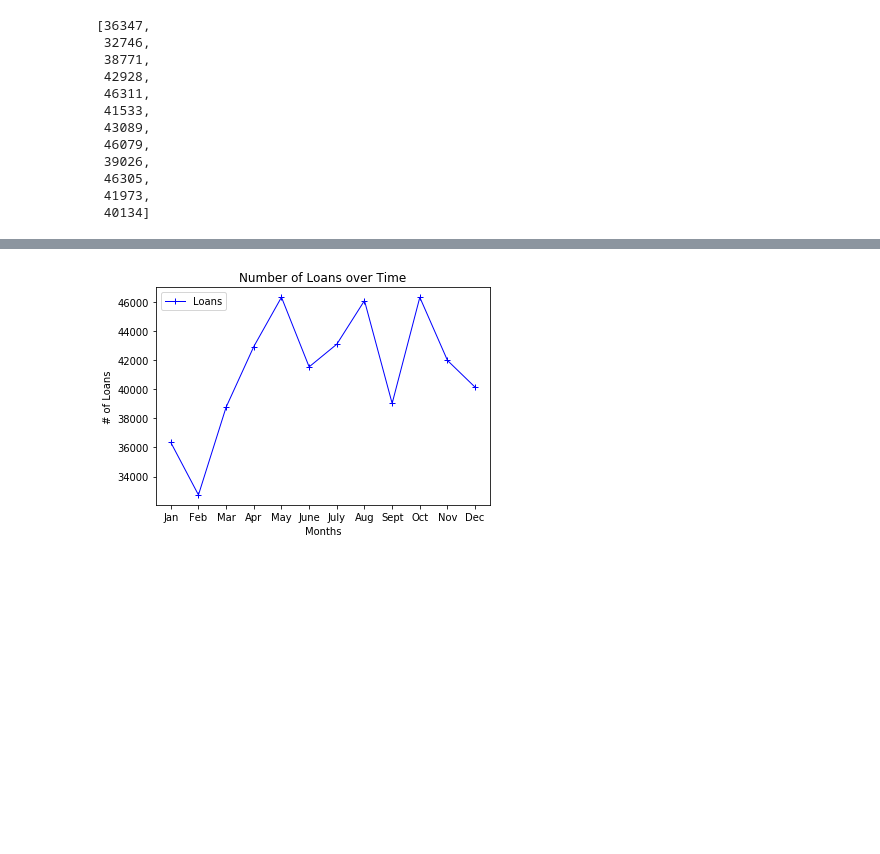
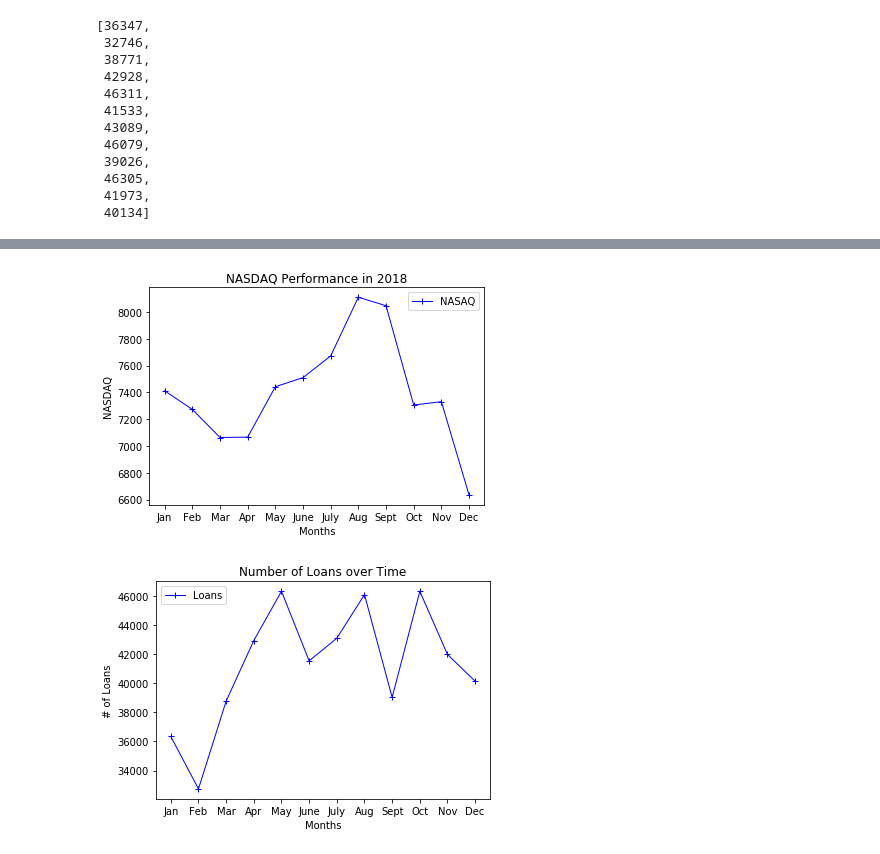
Before and after one commit to Ironbark427/Team-1, a Jupyter notebook: Project.ipynb, the cells around one changed output, grey strips where cells are left out. Cells and saved outputs as stored; diff of their text form; code cells hidden in the pictures; blank space fills up the shorter version.

Commit message:
Tifare Part

```diff
--- a/Project.ipynb
+++ b/Project.ipynb
@@ -74,3 +75,7 @@ mydf.loc[mydf['issue_d'].str[2:] == "Mar", ('month_num')] = (3)
 mydf.loc[mydf['issue_d'].str[2:] == "Feb", ('month_num')] = (2)
 mydf.loc[mydf['issue_d'].str[2:] == "Jan", ('month_num')] = (1)
 mydf.loc[mydf['issue_d'].str[2:] == "", ('month_num')] = (0)
+# %%
+#Readig in NASDAQ data
+nasdaq_df= pd.read_csv('T Part/IXIC.csv')
+nasdaq_df.head()
@@ -76,0 +89,16 @@ mydf.loc[mydf['issue_d'].str[2:] == "", ('month_num')] = (0)
+# %%
+#Assigning month numbers for merging for VIX data
+nasdaq_df["month_num"] = ""
+nasdaq_df.loc[nasdaq_df['Date'].str[2:] == "Dec", ('month_num')] = (12)
+nasdaq_df.loc[nasdaq_df['Date'].str[2:] == "Nov", ('month_num')] = (11)
+nasdaq_df.loc[nasdaq_df['Date'].str[2:] == "Oct", ('month_num')] = (10)
+nasdaq_df.loc[nasdaq_df['Date'].str[2:] == "Sep", ('month_num')] = (9)
+nasdaq_df.loc[nasdaq_df['Date'].str[2:] == "Aug", ('month_num')] = (8)
+nasdaq_df.loc[nasdaq_df['Date'].str[2:] == "Jul", ('month_num')] = (7)
+nasdaq_df.loc[nasdaq_df['Date'].str[2:] == "Jun", ('month_num')] = (6)
+nasdaq_df.loc[nasdaq_df['Date'].str[2:] == "May", ('month_num')] = (5)
+nasdaq_df.loc[nasdaq_df['Date'].str[2:] == "Apr", ('month_num')] = (4)
+nasdaq_df.loc[nasdaq_df['Date'].str[2:] == "Mar", ('month_num')] = (3)
+nasdaq_df.loc[nasdaq_df['Date'].str[2:] == "Feb", ('month_num')] = (2)
+nasdaq_df.loc[nasdaq_df['Date'].str[2:] == "Jan", ('month_num')] = (1)
+nasdaq_df.loc[nasdaq_df['Date'].str[2:] == "", ('month_num')] = (0)
@@ -218,3 +256,6 @@ Number_of_loans
  46305,
  41973,
  40134]
+# %%
+nasdaq_close = nasdaq_df['Adj Close']
+nasdaq_close
@@ -221,3 +276,13 @@ Number_of_loans
+# %%
+#Created Chart to show NASDAQ Performance
+Loans_to_Time = plt.plot(Months, nasdaq_close, marker="+",color="blue", linewidth=1, label="NASAQ")
+plt.title("NASDAQ Performance in 2018")
+plt.legend(loc="best")
+plt.xlabel("Months")
+plt.ylabel("NASDAQ")
+plt.savefig("T Part/NASDAQ.png")
+# %% [output]
+[figure, added]
 # %%
 #Created Chart to show number of loans in 2018
 Loans_to_Time = plt.plot(Months, Number_of_loans, marker="+",color="blue", linewidth=1, label="Loans")
```
Also changed, not shown: parts of 17 cells of this notebook, 2 other files.
